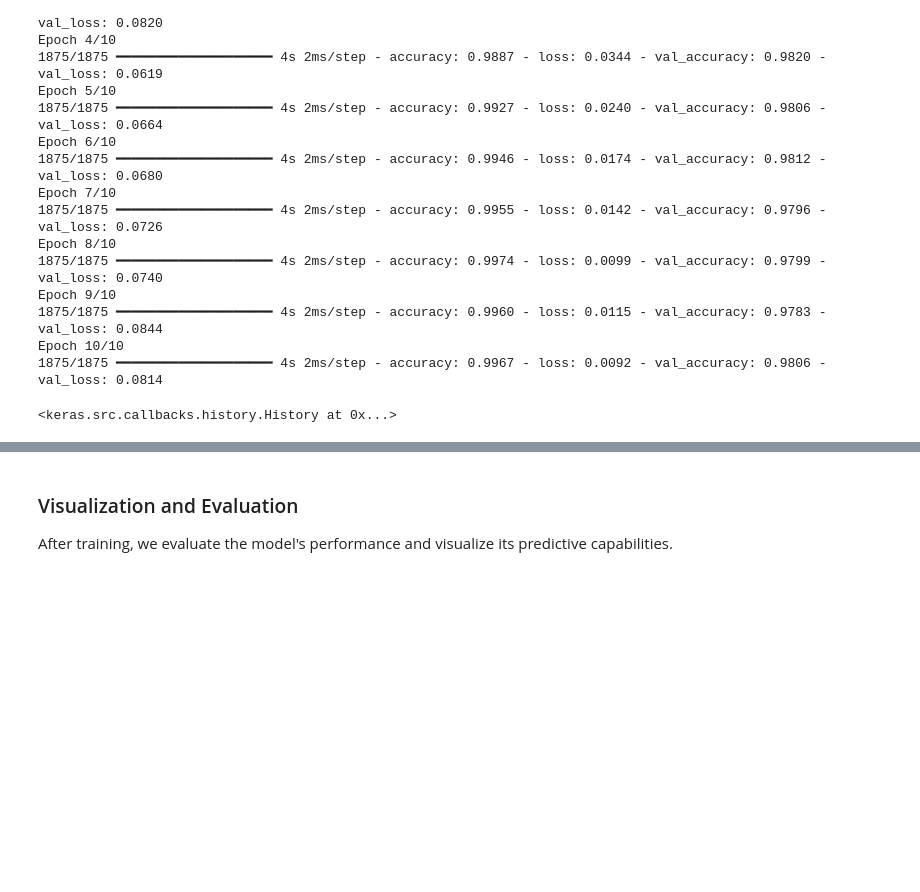
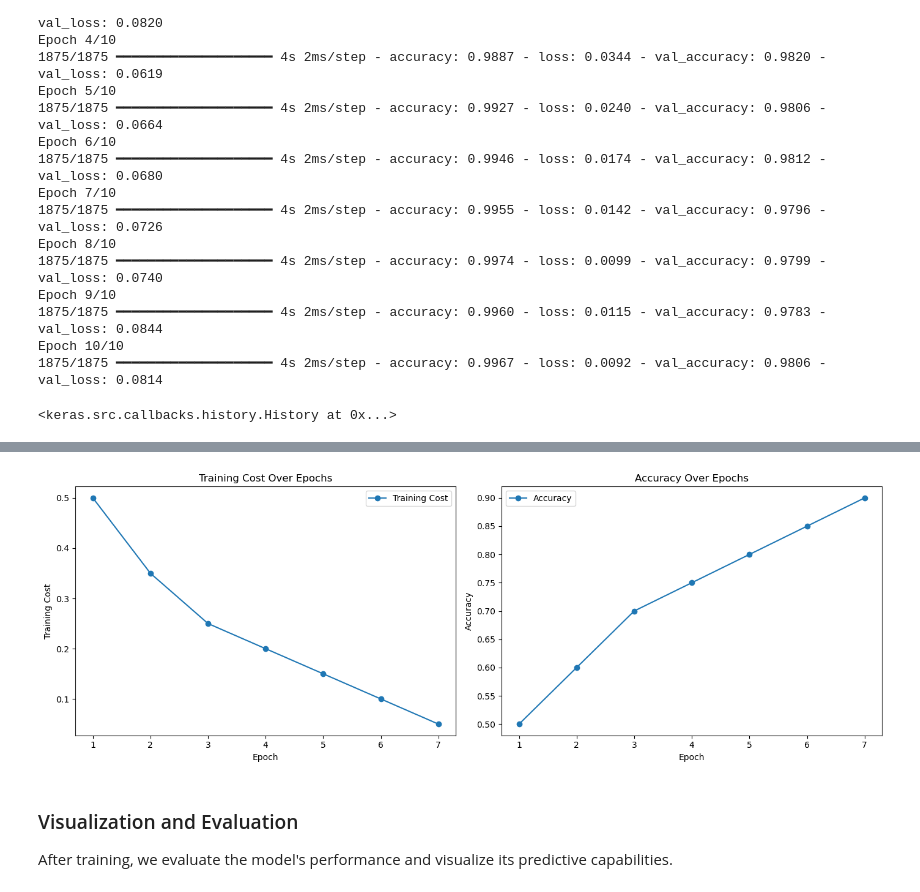
Before and after one commit to shy19007/INDE577_Fianl_Project, a Jupyter notebook: Supercised Learning/3_Neural Network_MLP/3_Neural_Network_MLP.ipynb, the cells around one changed output, grey strips where cells are left out. Drawn from its saved outputs; the diff is of its cells as text; code cells hidden in the pictures; blank space fills up the shorter version.

```diff
--- a/Supercised Learning/3_Neural Network_MLP/3_Neural_Network_MLP.ipynb
+++ b/Supercised Learning/3_Neural Network_MLP/3_Neural_Network_MLP.ipynb
@@ -94,3 +110,33 @@ Epoch 10/10
+# %%
+import matplotlib.pyplot as plt
+
+# Example data - replace these lists with your actual training cost and accuracy data
+training_costs = [0.5, 0.35, 0.25, 0.2, 0.15, 0.1, 0.05]  # Replace with your data
+accuracies = [0.5, 0.6, 0.7, 0.75, 0.8, 0.85, 0.9]        # Replace with your data
+epochs = range(1, len(training_costs) + 1)
+
+plt.figure(figsize=(14, 5))
+
+# Training cost plot
+plt.subplot(1, 2, 1)
+plt.plot(epochs, training_costs, 'o-', label='Training Cost')
+plt.title('Training Cost Over Epochs')
+plt.xlabel('Epoch')
+plt.ylabel('Training Cost')
+plt.legend()
+
+# Accuracy plot
+plt.subplot(1, 2, 2)
+plt.plot(epochs, accuracies, 'o-', label='Accuracy')
+plt.title('Accuracy Over Epochs')
+plt.xlabel('Epoch')
+plt.ylabel('Accuracy')
+plt.legend()
+
+plt.tight_layout()
+plt.show()
+# %% [output]
+[figure, added]
 # %% [markdown]
 ### Visualization and Evaluation
 
```
Also changed, not shown: parts of 4 cells of this notebook.
